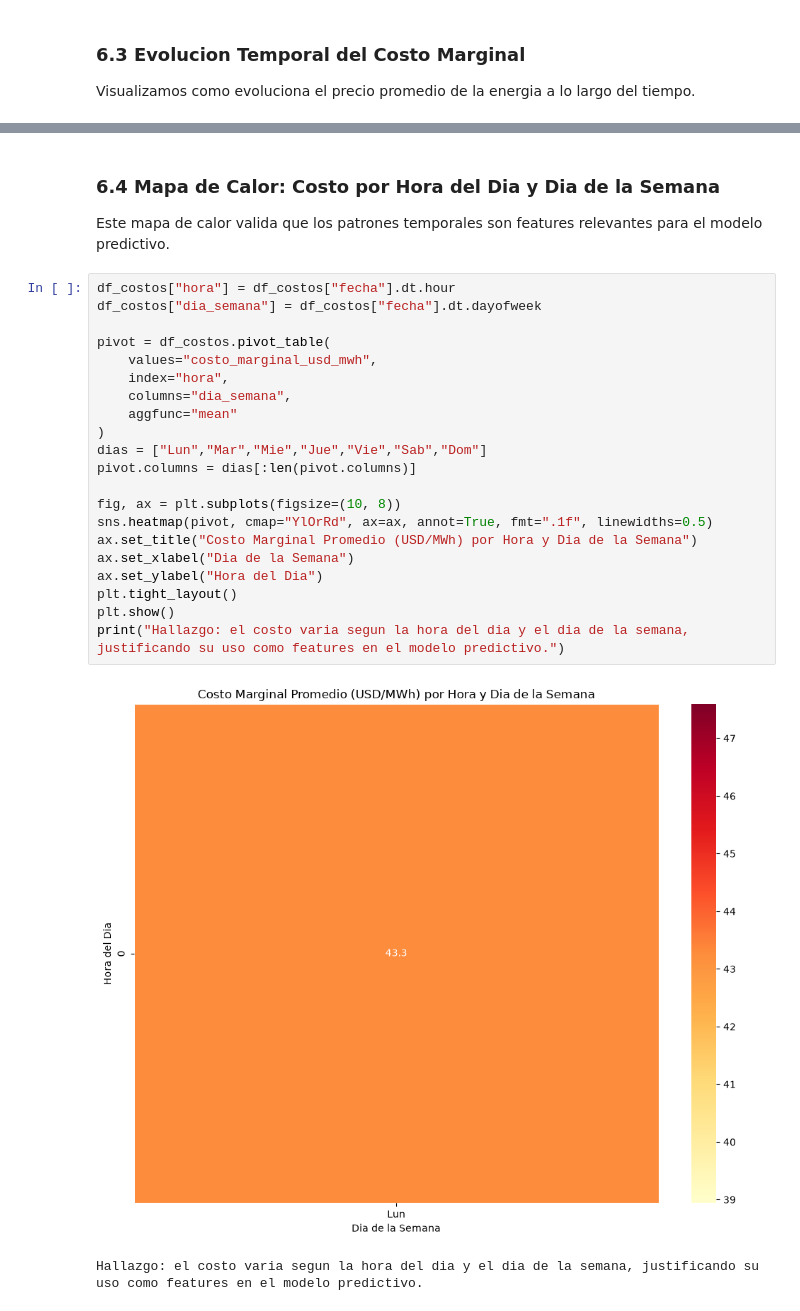
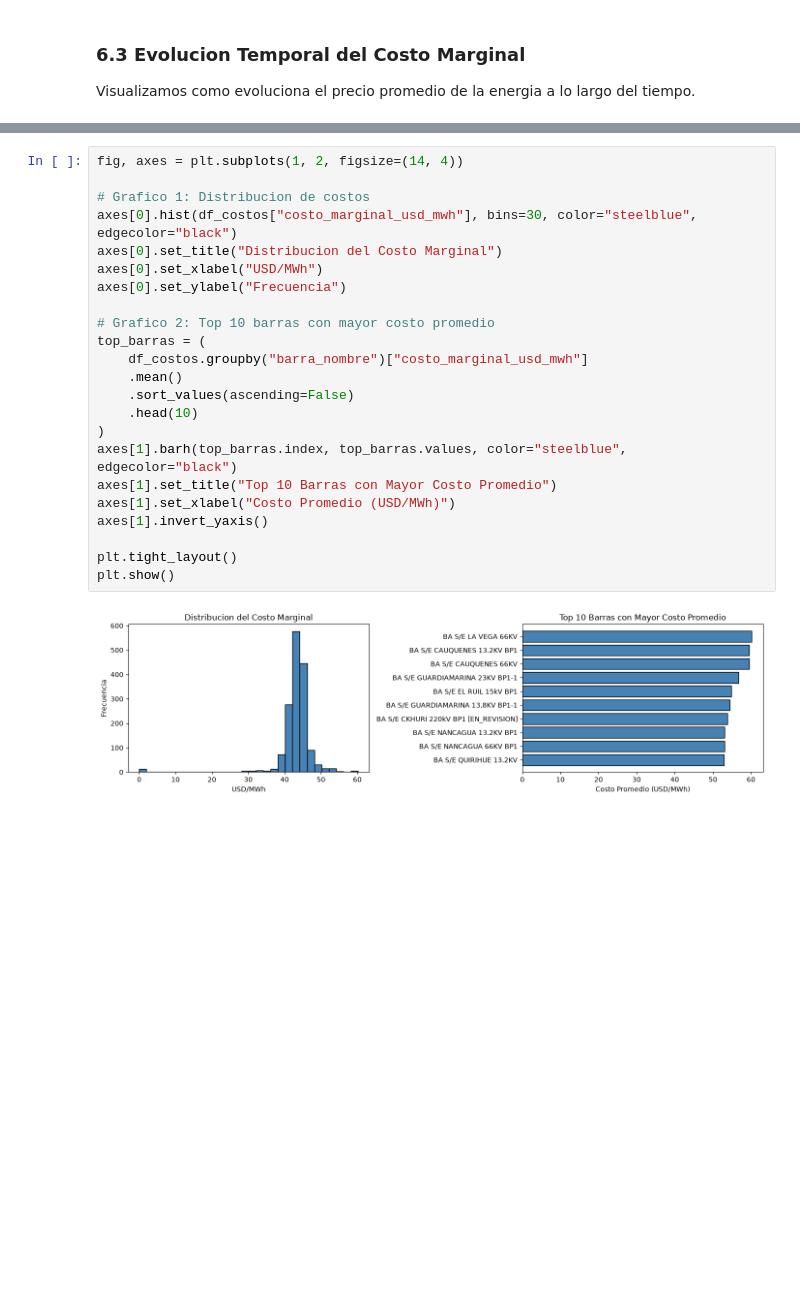
Before and after one commit to carlos31255/ET_ciencia_datos, a Jupyter notebook: etl/01_etl_experimentacion.ipynb, the cells around one changed output, grey strips where cells are left out. Drawn from its saved outputs; the diff is of its cells as text; blank space fills up the shorter version.

```diff
--- a/etl/01_etl_experimentacion.ipynb
+++ b/etl/01_etl_experimentacion.ipynb
@@ -709,28 +697,25 @@ plt.show()
-# %% [markdown]
-### 6.4 Mapa de Calor: Costo por Hora del Dia y Dia de la Semana
-
-Este mapa de calor valida que los patrones temporales son features relevantes para el modelo predictivo.
-# %%
-df_costos["hora"] = df_costos["fecha"].dt.hour
-df_costos["dia_semana"] = df_costos["fecha"].dt.dayofweek
-
-pivot = df_costos.pivot_table(
-    values="costo_marginal_usd_mwh",
-    index="hora",
-    columns="dia_semana",
-    aggfunc="mean"
-)
-dias = ["Lun","Mar","Mie","Jue","Vie","Sab","Dom"]
-pivot.columns = dias[:len(pivot.columns)]
-
-fig, ax = plt.subplots(figsize=(10, 8))
-sns.heatmap(pivot, cmap="YlOrRd", ax=ax, annot=True, fmt=".1f", linewidths=0.5)
-ax.set_title("Costo Marginal Promedio (USD/MWh) por Hora y Dia de la Semana")
-ax.set_xlabel("Dia de la Semana")
-ax.set_ylabel("Hora del Dia")
-plt.tight_layout()
-plt.show()
-print("Hallazgo: el costo varia segun la hora del dia y el dia de la semana, justificando su uso como features en el modelo predictivo.")
-# %% [output]
-[figure, removed]
-Hallazgo: el costo varia segun la hora del dia y el dia de la semana, justificando su uso como features en el modelo predictivo.
+# %%
+fig, axes = plt.subplots(1, 2, figsize=(14, 4))
+
+# Grafico 1: Distribucion de costos
+axes[0].hist(df_costos["costo_marginal_usd_mwh"], bins=30, color="steelblue", edgecolor="black")
+axes[0].set_title("Distribucion del Costo Marginal")
+axes[0].set_xlabel("USD/MWh")
+axes[0].set_ylabel("Frecuencia")
+
+# Grafico 2: Top 10 barras con mayor costo promedio
+top_barras = (
+    df_costos.groupby("barra_nombre")["costo_marginal_usd_mwh"]
+    .mean()
+    .sort_values(ascending=False)
+    .head(10)
+)
+axes[1].barh(top_barras.index, top_barras.values, color="steelblue", edgecolor="black")
+axes[1].set_title("Top 10 Barras con Mayor Costo Promedio")
+axes[1].set_xlabel("Costo Promedio (USD/MWh)")
+axes[1].invert_yaxis()
+
+plt.tight_layout()
+plt.show()
+# %% [output]
+[figure, added]
```
Also changed, not shown: parts of 6 cells of this notebook, 5 other files.
